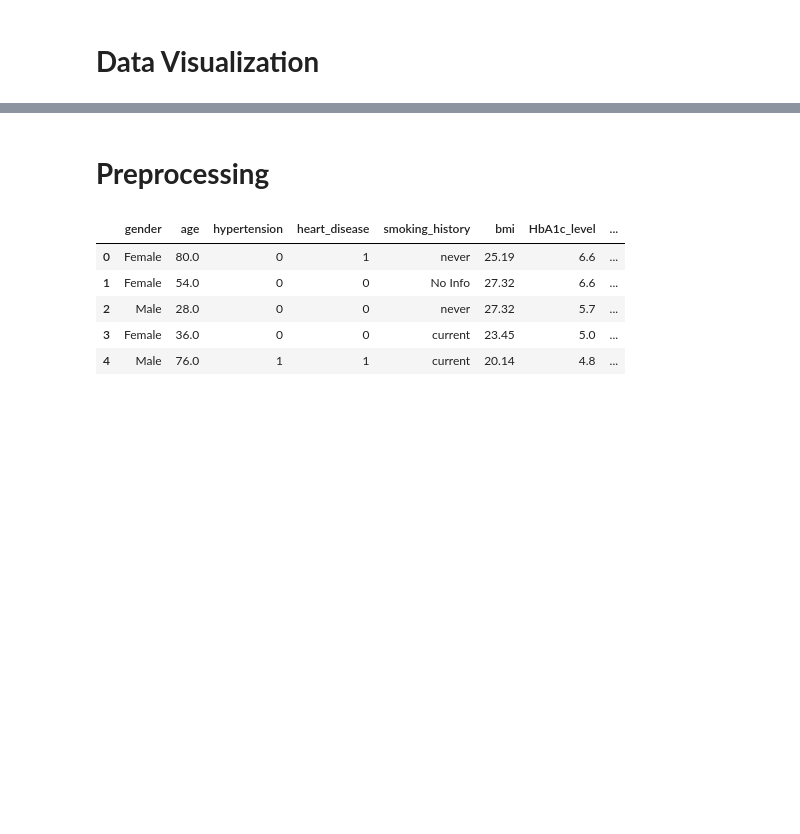
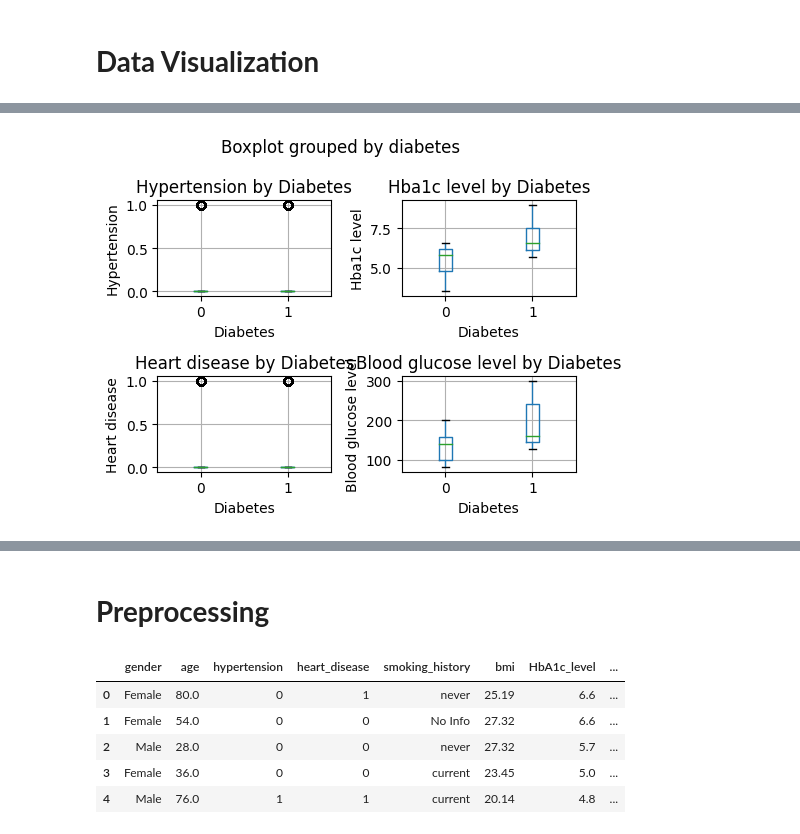
Before and after one commit to Lavan1999/Dataset-14_Diabetes_GradientBoostingClassifier, a Jupyter notebook: Diabetes_Predict_Analysis.ipynb, the cells around one changed output, grey strips where cells are left out. Drawn from its saved outputs; the diff is of its cells as text; code cells hidden in the pictures; blank space fills up the shorter version.

```diff
--- a/Diabetes_Predict_Analysis.ipynb
+++ b/Diabetes_Predict_Analysis.ipynb
@@ -297,0 +320,14 @@ The default value of numeric_only in DataFrame.corr is deprecated. In a future v
+# %%
+columns = ['hypertension', 'HbA1c_level', 'heart_disease', 'blood_glucose_level']
+fig, axs = plt.subplots(2, 2, figsize=(5, 4))  # 2x2 grid of subplots
+for i, column in enumerate(columns):
+    row = i // 2
+    col = i % 2
+    df.boxplot(column=column, by='diabetes', ax=axs[row, col])
+    axs[row, col].set_title(f'{column.replace("_", " ").capitalize()} by Diabetes')
+    axs[row, col].set_xlabel('Diabetes')
+    axs[row, col].set_ylabel(column.replace('_', ' ').capitalize())
+plt.tight_layout()
+plt.show()
+# %% [output]
+[figure, added]
```
Also changed, not shown: parts of 12 cells of this notebook.
